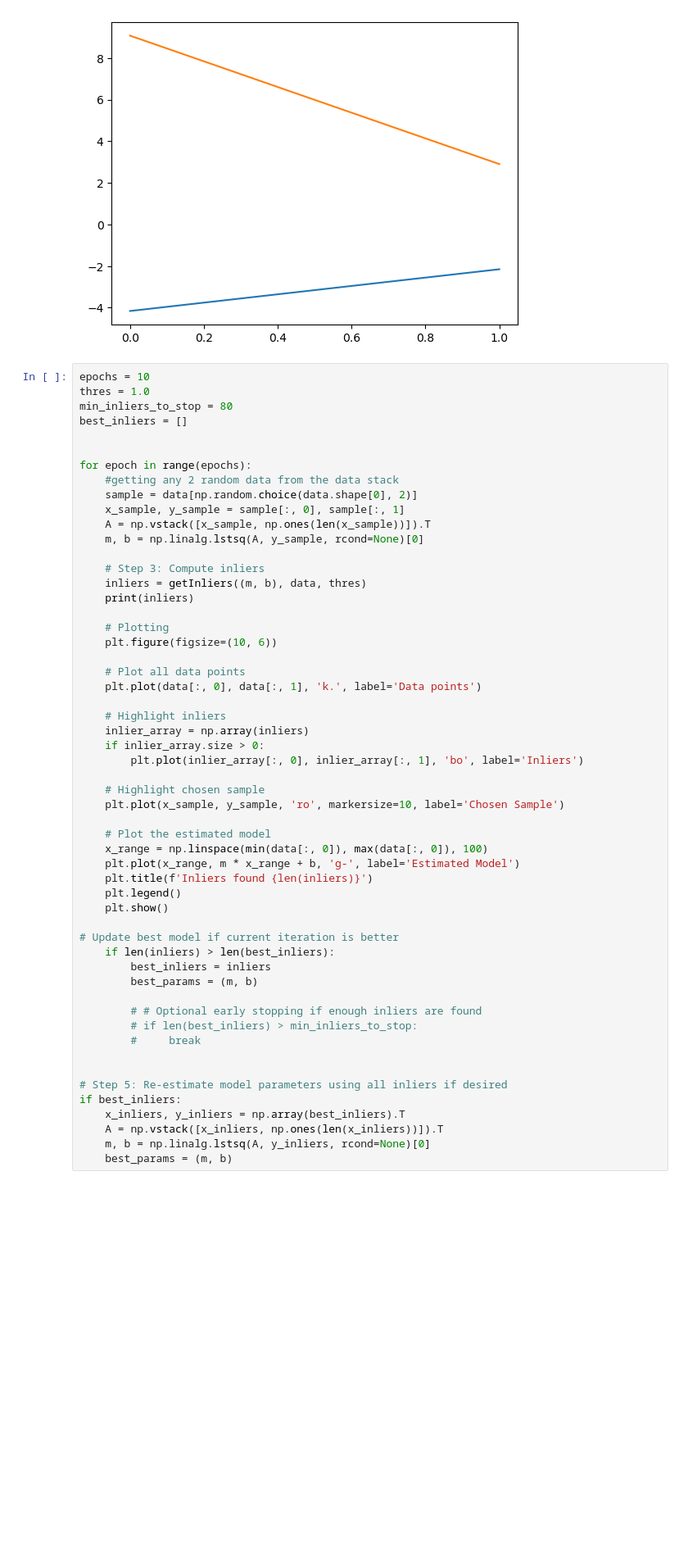
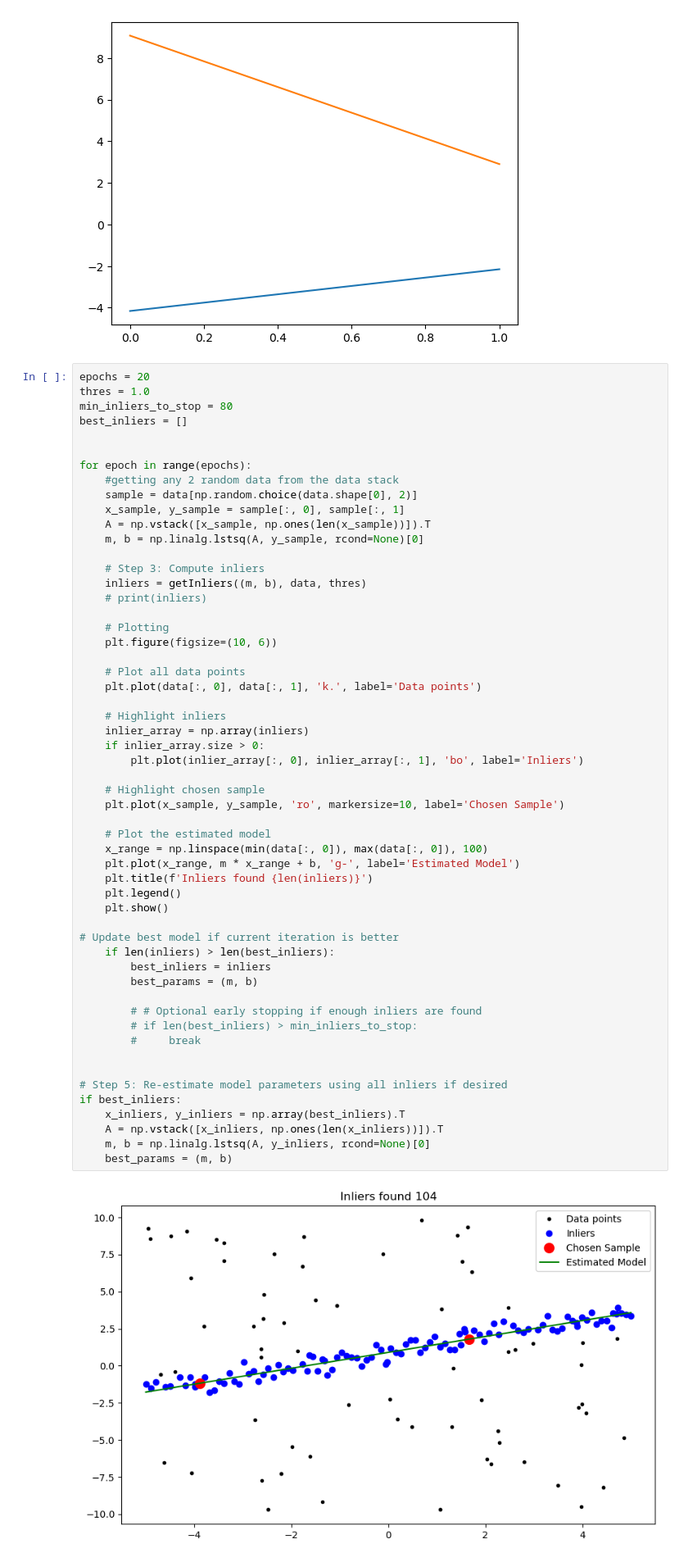
Before and after one commit to S-acharya57/Implementing-Algorithms, a Jupyter notebook: RANSAC Algorithm/base_ransac.ipynb, the cells around one changed output. Shown at 82% size. Drawn from its saved outputs; the diff is of its cells as text; blank space fills up the shorter version.

Commit message:
more epochs

```diff
--- a/RANSAC Algorithm/base_ransac.ipynb
+++ b/RANSAC Algorithm/base_ransac.ipynb
@@ -121,7 +121,7 @@ A, m, b
  -3.7165309557617023)
 [figure]
 # %%
-epochs = 10
+epochs = 20
 thres = 1.0
 min_inliers_to_stop = 80
 best_inliers = []
@@ -136,7 +136,7 @@ for epoch in range(epochs):
 
     # Step 3: Compute inliers
     inliers = getInliers((m, b), data, thres)
-    print(inliers)
+    # print(inliers)
 
     # Plotting
     plt.figure(figsize=(10, 6))
@@ -149,30 +149,31 @@ for epoch in range(epochs):
     if inlier_array.size > 0:
         plt.plot(inlier_array[:, 0], inlier_array[:, 1], 'bo', label='Inliers')
 
     # Highlight chosen sample
     plt.plot(x_sample, y_sample, 'ro', markersize=10, label='Chosen Sample')
 
     # Plot the estimated model
     x_range = np.linspace(min(data[:, 0]), max(data[:, 0]), 100)
     plt.plot(x_range, m * x_range + b, 'g-', label='Estimated Model')
     plt.title(f'Inliers found {len(inliers)}')
     plt.legend()
     plt.show()
 
 # Update best model if current iteration is better
     if len(inliers) > len(best_inliers):
         best_inliers = inliers
         best_params = (m, b)
 
         # # Optional early stopping if enough inliers are found
         # if len(best_inliers) > min_inliers_to_stop:
         #     break
 
 
 # Step 5: Re-estimate model parameters using all inliers if desired
 if best_inliers:
     x_inliers, y_inliers = np.array(best_inliers).T
     A = np.vstack([x_inliers, np.ones(len(x_inliers))]).T
     m, b = np.linalg.lstsq(A, y_inliers, rcond=None)[0]
     best_params = (m, b)
 # %% [output]
+[figure, new version]
```
Also changed, not shown: parts of 2 cells of this notebook.
